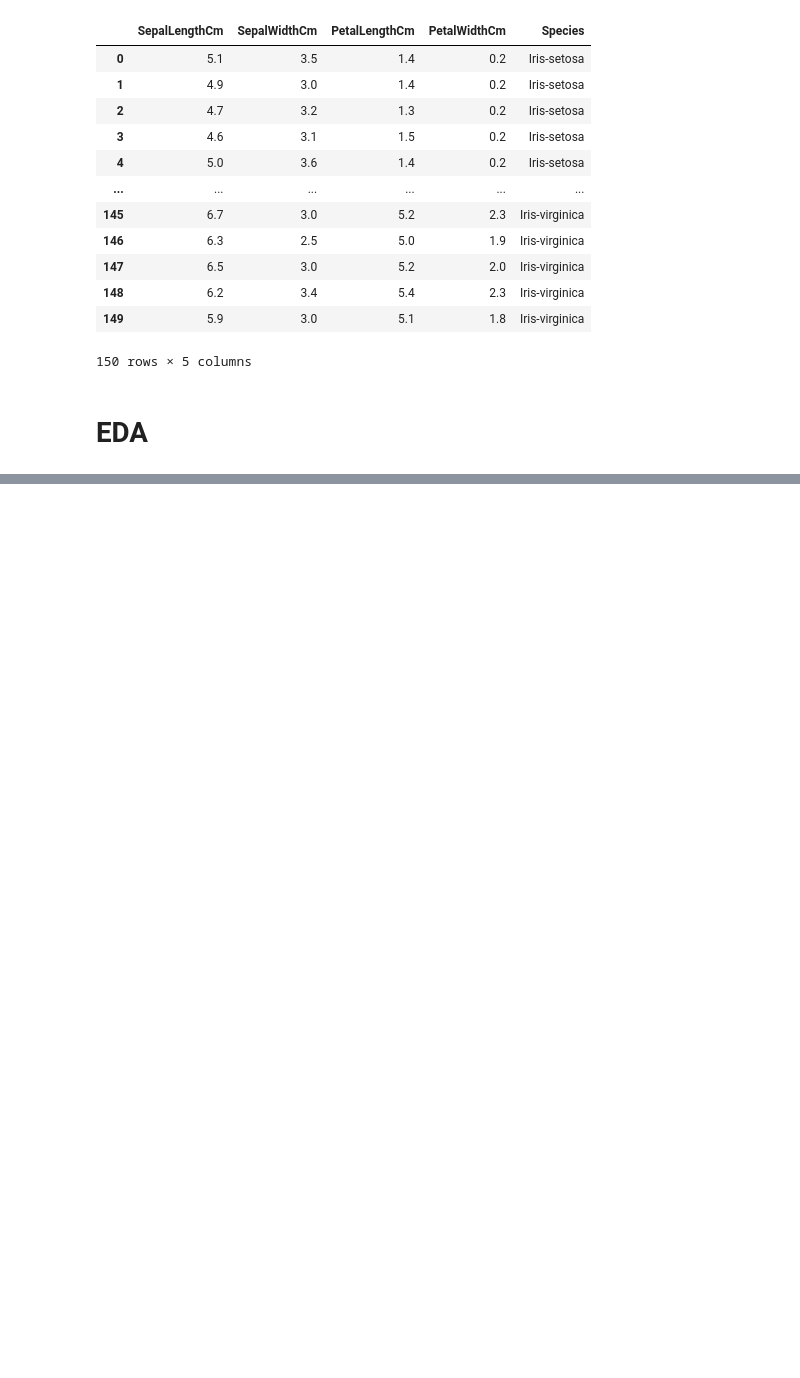
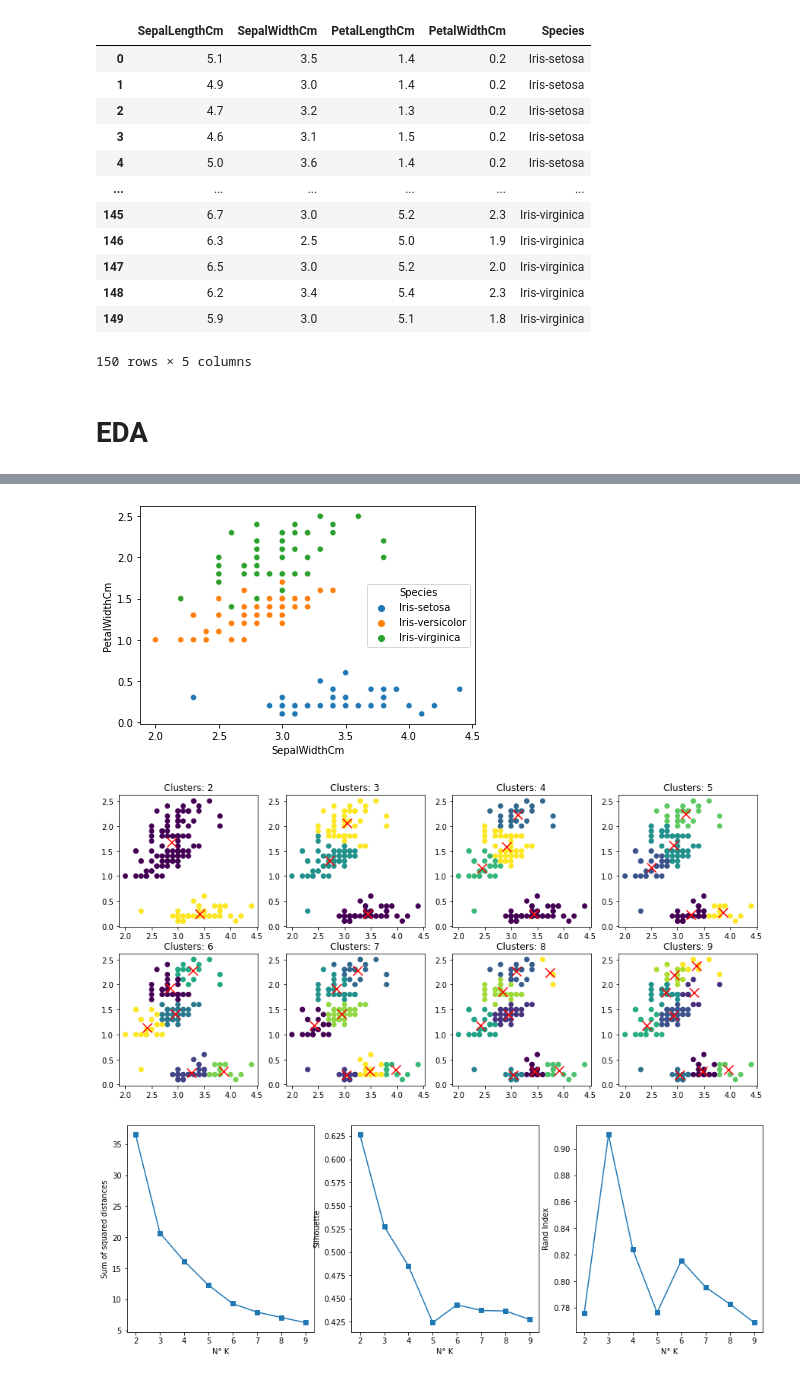
Before and after one commit to BlasFerreira/Machine_Learning, a Jupyter notebook: Unsupervised/1_K_Means/1_iris_case/Iris_case_kmeans.ipynb, the cells around one changed output, grey strips where cells are left out. Cells and saved outputs as stored; diff of their text form; code cells hidden in the pictures; blank space fills up the shorter version.

```diff
--- a/Unsupervised/1_K_Means/1_iris_case/Iris_case_kmeans.ipynb
+++ b/Unsupervised/1_K_Means/1_iris_case/Iris_case_kmeans.ipynb
@@ -98,4 +79,6 @@ x
 # %%
 y = iris[['Species']]
+enc = preprocessing.LabelEncoder()
+y = enc.fit_transform(y)
 y
 # %% [output]
@@ -119,0 +97,52 @@ sns.pairplot(iris,hue='Species')
+# %%
+def report_clustering_kmeans():
+    # Listas vacias donde guardar las metricas
+    dist_cent = []
+    sil_list = []
+    rand_list = []
+
+    # Plot para tener de referencia
+    sns.scatterplot(x='SepalWidthCm',y= 'PetalWidthCm', data=iris, hue = 'Species')
+
+
+    # Plot donde iremos mostrando los resultados
+    fig,axs = plt.subplots(2,4,figsize=(15,7))
+    axs = axs.ravel()
+    for i,k in enumerate(range(2, 10)):
+        # Creamos el objeto de clustering
+        cluster = KMeans(n_clusters=k).fit(x)
+        centers_i = cluster.cluster_centers_ # Centroide de cada cluster
+        labels_i = cluster.labels_ # Labels de cada muestra
+        # Silhouttte Score
+        sil_score_i = silhouette_score(x,labels_i)
+        sil_list.append(sil_score_i)
+        # Rand_Index
+        rand_index_i = rand_score(y,labels_i)
+        rand_list.append(rand_index_i)
+        dist_cent.append(cluster.inertia_)
+        # Plots de los clusters
+        axs[i].scatter(x='SepalWidthCm',y= 'PetalWidthCm',data=x,c=labels_i)
+        axs[i].scatter(centers_i[:,0], centers_i[:,1], marker="x", color='r',s=150)
+        axs[i].set_title('Clusters: ' + str(k))
+
+    plt.show()
+    # Plot de metricas
+    fig, axs = plt.subplots(1,3,figsize=(15,5))
+    axs[0].plot(range(2, 10), dist_cent, marker='s');
+    axs[0].set_xlabel('N° K')
+    axs[0].set_ylabel('Sum of squared distances')
+    # Silhoute plot
+    axs[1].plot(range(2, 10), sil_list, marker='s');
+    axs[1].set_xlabel('N° K')
+    axs[1].set_ylabel('Silhouette')
+    # Rand Index plot
+    axs[2].plot(range(2, 10), rand_list, marker='s');
+    axs[2].set_xlabel('N° K')
+    axs[2].set_ylabel('Rand Index')
+    plt.show()
+
+report_clustering_kmeans()
+# %% [output]
+[figure, added]
+[figure, added]
+[figure, added]
```
Also changed, not shown: parts of 7 cells of this notebook.
